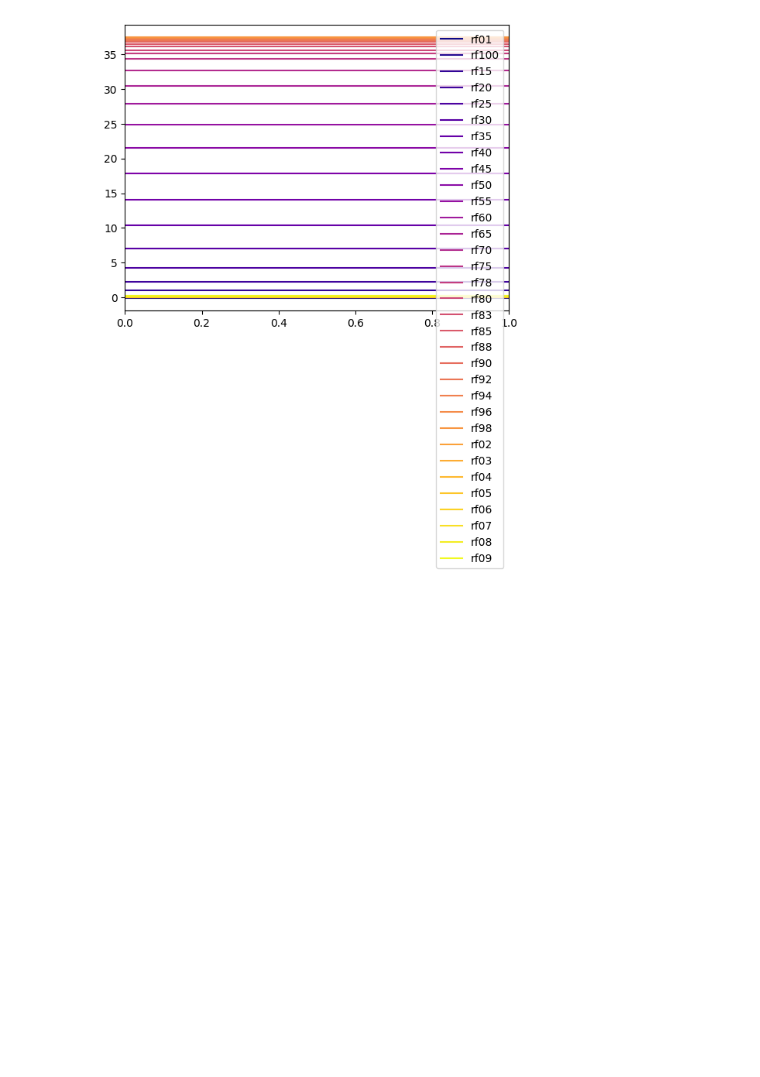
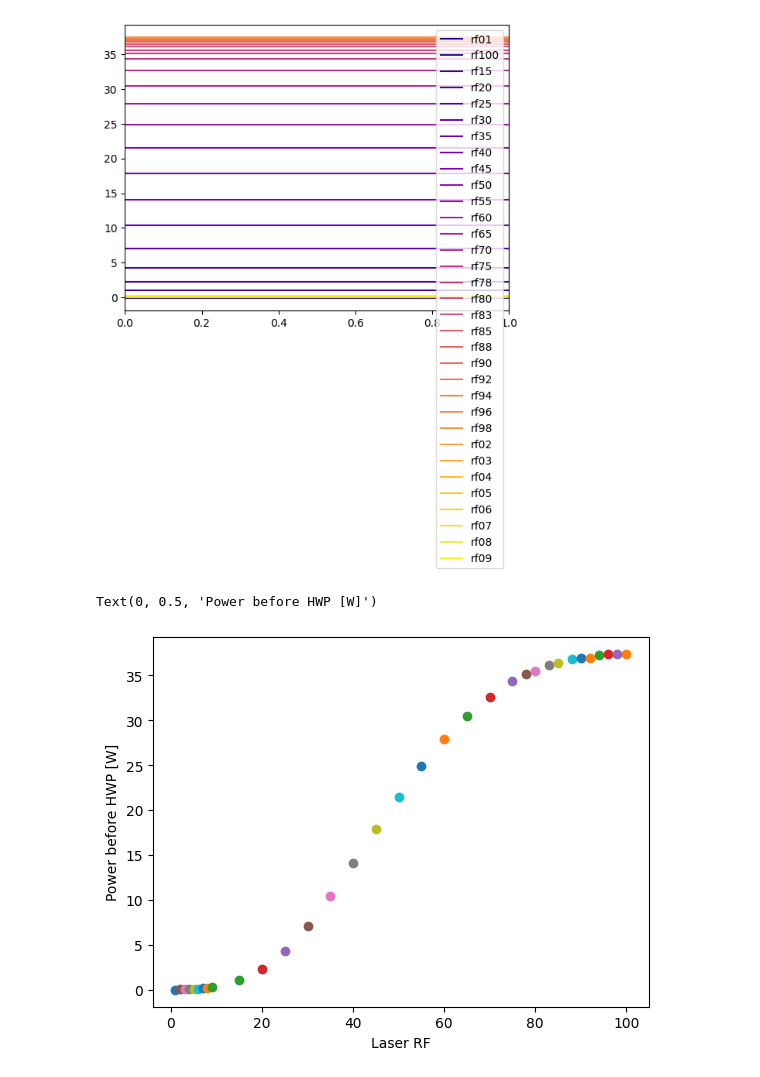
Before and after one commit to JuffmannLab/Fieldmax, a Jupyter notebook: quick_plotter.ipynb, the cells around one changed output. Cells and saved outputs as stored; diff of their text form; code cells hidden in the pictures; blank space fills up the shorter version.

```diff
--- a/quick_plotter.ipynb
+++ b/quick_plotter.ipynb
@@ -125,6 +125,17 @@ for i, (rf, avg) in enumerate(all_before_avg.items()):
     plt.legend()
 # %% [output]
 [figure]
+# %%
+for i, (rf, avg) in enumerate(all_before_avg.items()):
+    # print(rf, avg)
+    # plt.axhline(avg, label=rf, color = colors[i])
+    # plt.legend()
+    plt.scatter(int(rf[2:]), avg)
+plt.xlabel('Laser RF')
+plt.ylabel('Power before HWP [W]')
+# %% [output]
+Text(0, 0.5, 'Power before HWP [W]')
+[figure, added]
 # %%
 # plot all rfs tgt
 
```
Also changed, not shown: parts of 2 cells of this notebook, 2 other files.
